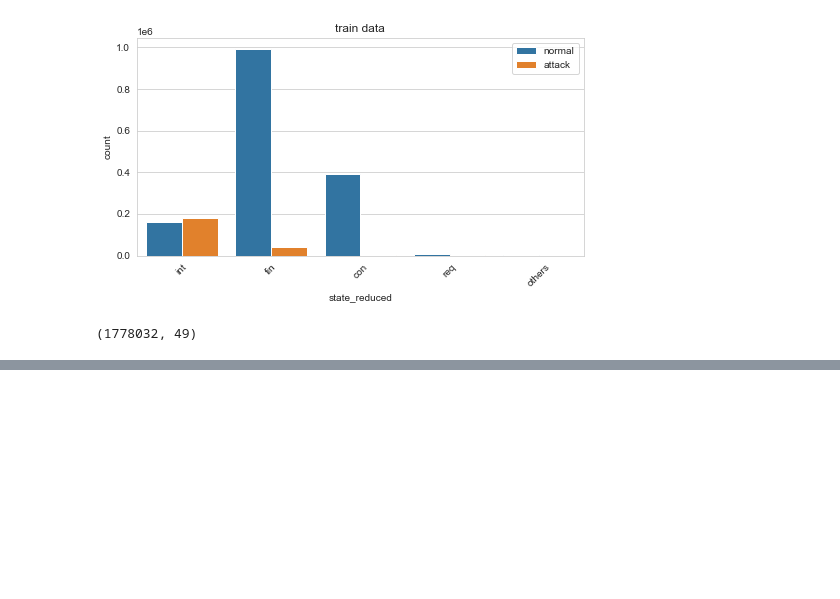
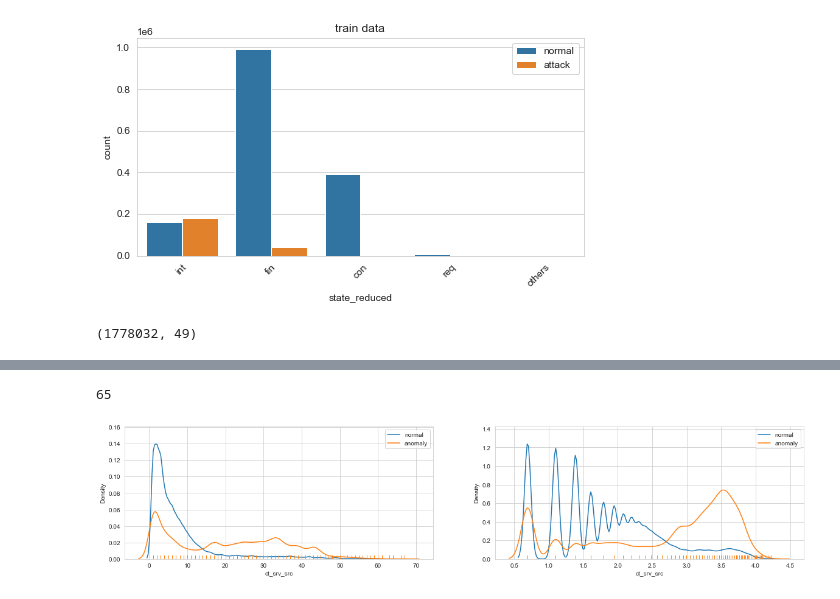
Before and after one commit to leticiacosta91/CA1-UNWS, a Jupyter notebook: EDA.ipynb, the cells around one changed output, grey strips where cells are left out. Saved outputs shown, nothing was run; the diff lists cells and outputs as text; code cells hidden in the pictures; blank space fills up the shorter version.

```diff
--- a/EDA.ipynb
+++ b/EDA.ipynb
@@ -347,0 +394,14 @@ train.shape
+# %%
+col = 'ct_srv_src'
+train[col].nunique()
+# %% [output]
+65
+# %%
+plt.figure(figsize=(20,4))
+plt.subplot(121)
+dual_plot(col)
+plt.subplot(122)
+dual_plot(col, method=np.log1p)
+plt.show()
+# %% [output]
+[figure, added]
```
Also changed, not shown: parts of 69 cells of this notebook.
